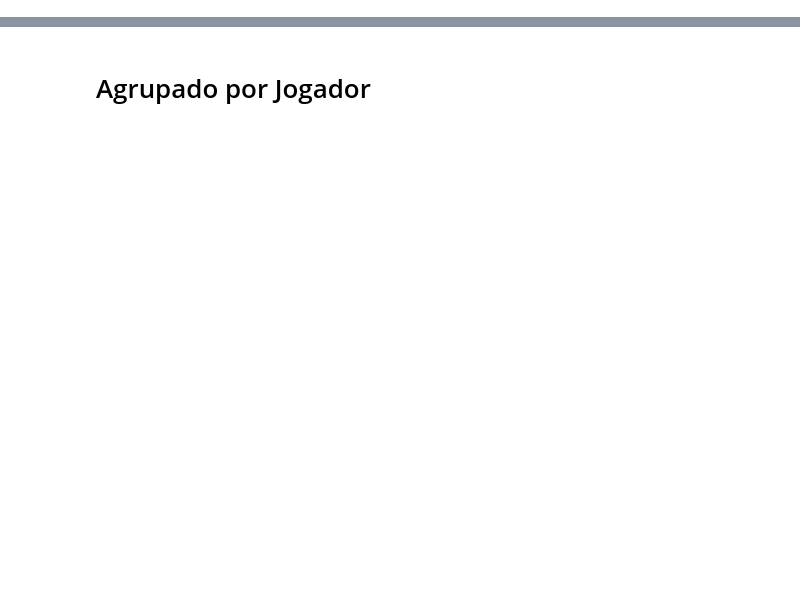
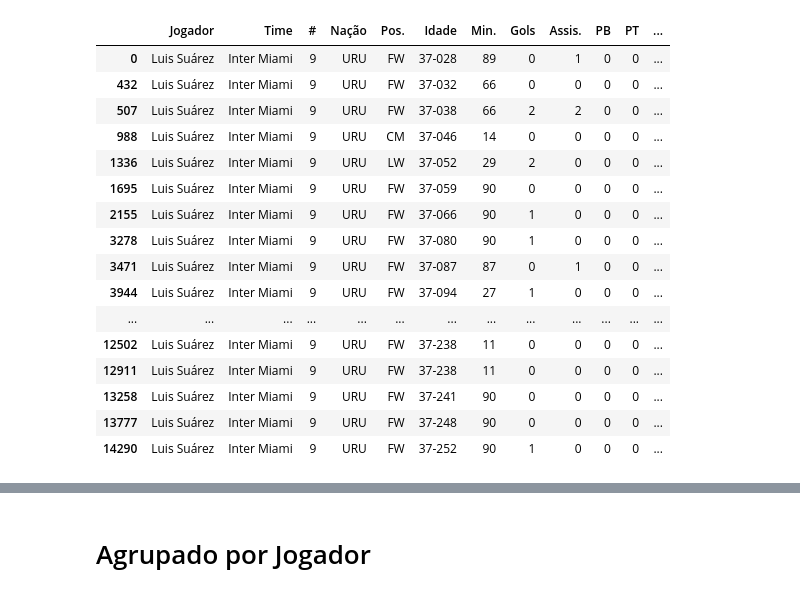
Before and after one commit to eduardopfbp/MLS-PlayerStats, a Jupyter notebook: ml.ipynb, the cells around one changed output, grey strips where cells are left out. Saved outputs shown, nothing was run; the diff lists cells and outputs as text; code cells hidden in the pictures; blank space fills up the shorter version.

```diff
--- a/ml.ipynb
+++ b/ml.ipynb
@@ -33,0 +44,20 @@ database_ml.tail()
+# %%
+database_ml[database_ml['Jogador']=='Luis Suárez']
+# %% [output]
+|  | Jogador | Time | # | Nação | Pos. | Idade | Min. | Gols | Assis. | PB | PT | ... |
+| 0 | Luis Suárez | Inter Miami | 9 | URU | FW | 37-028 | 89 | 0 | 1 | 0 | 0 | ... |
+| 432 | Luis Suárez | Inter Miami | 9 | URU | FW | 37-032 | 66 | 0 | 0 | 0 | 0 | ... |
+| 507 | Luis Suárez | Inter Miami | 9 | URU | FW | 37-038 | 66 | 2 | 2 | 0 | 0 | ... |
+| 988 | Luis Suárez | Inter Miami | 9 | URU | CM | 37-046 | 14 | 0 | 0 | 0 | 0 | ... |
+| 1336 | Luis Suárez | Inter Miami | 9 | URU | LW | 37-052 | 29 | 2 | 0 | 0 | 0 | ... |
+| 1695 | Luis Suárez | Inter Miami | 9 | URU | FW | 37-059 | 90 | 0 | 0 | 0 | 0 | ... |
+| 2155 | Luis Suárez | Inter Miami | 9 | URU | FW | 37-066 | 90 | 1 | 0 | 0 | 0 | ... |
+| 3278 | Luis Suárez | Inter Miami | 9 | URU | FW | 37-080 | 90 | 1 | 0 | 0 | 0 | ... |
+| 3471 | Luis Suárez | Inter Miami | 9 | URU | FW | 37-087 | 87 | 0 | 1 | 0 | 0 | ... |
+| 3944 | Luis Suárez | Inter Miami | 9 | URU | FW | 37-094 | 27 | 1 | 0 | 0 | 0 | ... |
+| ... | ... | ... | ... | ... | ... | ... | ... | ... | ... | ... | ... | ... |
+| 12502 | Luis Suárez | Inter Miami | 9 | URU | FW | 37-238 | 11 | 0 | 0 | 0 | 0 | ... |
+| 12911 | Luis Suárez | Inter Miami | 9 | URU | FW | 37-238 | 11 | 0 | 0 | 0 | 0 | ... |
+| 13258 | Luis Suárez | Inter Miami | 9 | URU | FW | 37-241 | 90 | 0 | 0 | 0 | 0 | ... |
+| 13777 | Luis Suárez | Inter Miami | 9 | URU | FW | 37-248 | 90 | 0 | 0 | 0 | 0 | ... |
+| 14290 | Luis Suárez | Inter Miami | 9 | URU | FW | 37-252 | 90 | 1 | 0 | 0 | 0 | ... |
```
Also changed, not shown: parts of 12 cells of this notebook, 7 other files.
